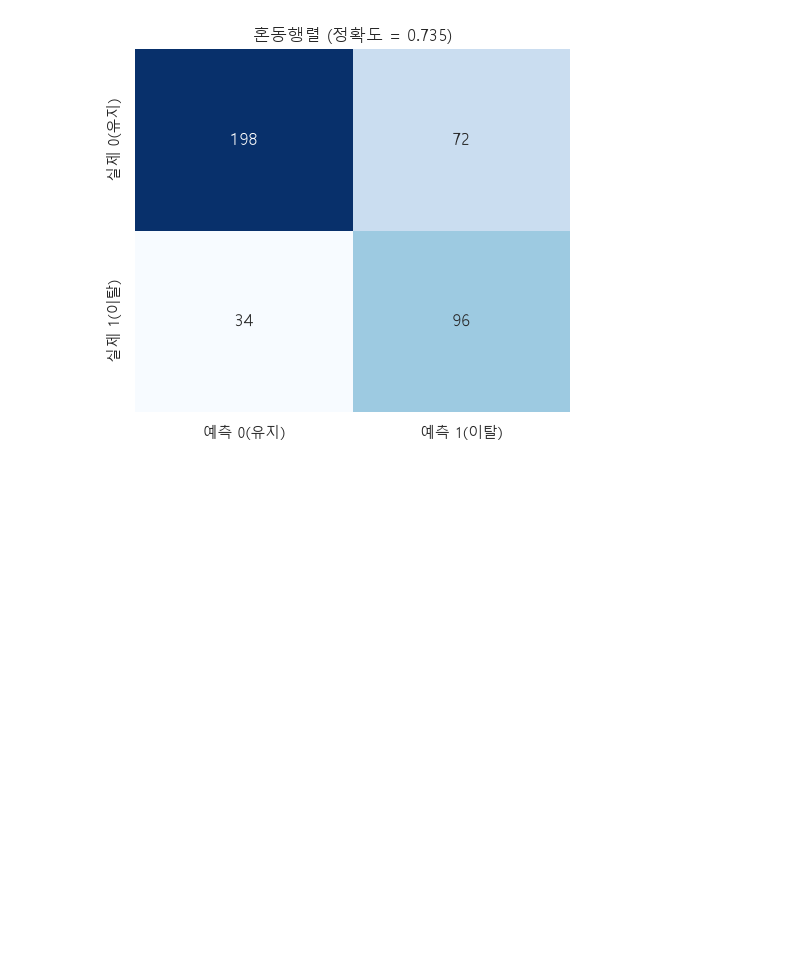
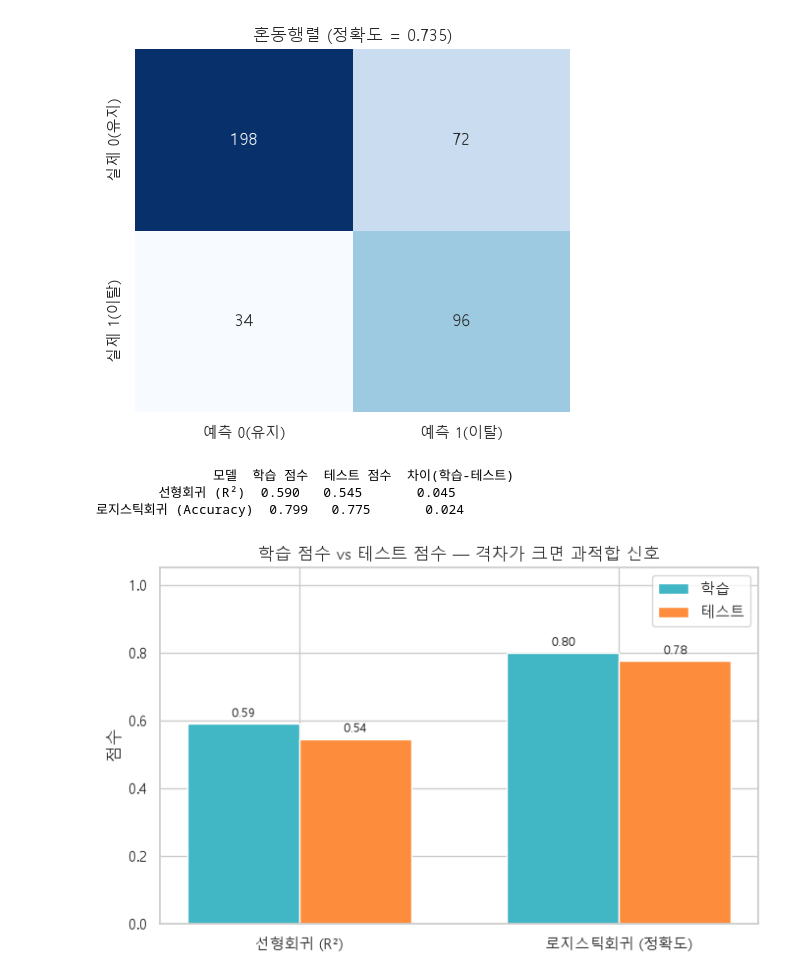
Before and after one commit to jiwoon-oh/ai-data-bootcamp, a Jupyter notebook: D017/day17-report-code.ipynb, the cells around one changed output. Cells and saved outputs as stored; diff of their text form; code cells hidden in the pictures; blank space fills up the shorter version.

```diff
--- a/D017/day17-report-code.ipynb
+++ b/D017/day17-report-code.ipynb
@@ -486,3 +479,45 @@ plt.show()
 # %% [output]
 [figure]
 [figure]
+# %%
+# [C18] ◀ Part 5 · 📊 데이터로 확인해 봅시다 — 학습 점수 vs 테스트 점수
+# 선형 회귀(시청 시간): 학습 R² vs 테스트 R²
+r2_train = lin.score(Xr_train, yr_train)
+r2_test = lin.score(Xr_test, yr_test)
+
+# 로지스틱 회귀(이탈): 학습 정확도 vs 테스트 정확도
+acc_train = clf.score(X_train_s, y_train)
+acc_test = clf.score(X_test_s, y_test)
+
+summary = pd.DataFrame({
+    "모델": ["선형회귀 (R²)", "로지스틱회귀 (Accuracy)"],
+    "학습 점수": [r2_train, acc_train],
+    "테스트 점수": [r2_test, acc_test],
+})
+summary["차이(학습-테스트)"] = summary["학습 점수"] - summary["테스트 점수"]
+print(summary.round(3).to_string(index=False))
+# %% [output]
+               모델  학습 점수  테스트 점수  차이(학습-테스트)
+        선형회귀 (R²)  0.590   0.545       0.045
+로지스틱회귀 (Accuracy)  0.799   0.775       0.024
+# %%
+# ─────────────────────────────────────────────
+# [C19] ◀ Part 5 · 📊 데이터로 확인해 봅시다 — 학습 점수 vs 테스트 점수
+# 학습 vs 테스트 점수 — 격차가 크면 과적합 신호
+# ─────────────────────────────────────────────
+fig, ax = plt.subplots(figsize=(7, 4.5))
+x = np.arange(len(summary))
+w = 0.35
+ax.bar(x - w/2, summary["학습 점수"], w, label="학습", color="#41b6c4")
+ax.bar(x + w/2, summary["테스트 점수"], w, label="테스트", color="#fd8d3c")
+ax.set_xticks(x); ax.set_xticklabels(["선형회귀 (R²)", "로지스틱회귀 (정확도)"])
+ax.set_ylabel("점수"); ax.set_ylim(0, 1.05)
+ax.set_title("학습 점수 vs 테스트 점수 — 격차가 크면 과적합 신호")
+ax.legend()
+for i, (tr, te) in enumerate(zip(summary["학습 점수"], summary["테스트 점수"])):
+    ax.text(i - w/2, tr + 0.02, f"{tr:.2f}", ha="center", fontsize=9)
+    ax.text(i + w/2, te + 0.02, f"{te:.2f}", ha="center", fontsize=9)
+plt.tight_layout()
+plt.show()
+# %% [output]
+[figure, added]
```
Also changed, not shown: parts of 3 cells of this notebook, 6 other files.
